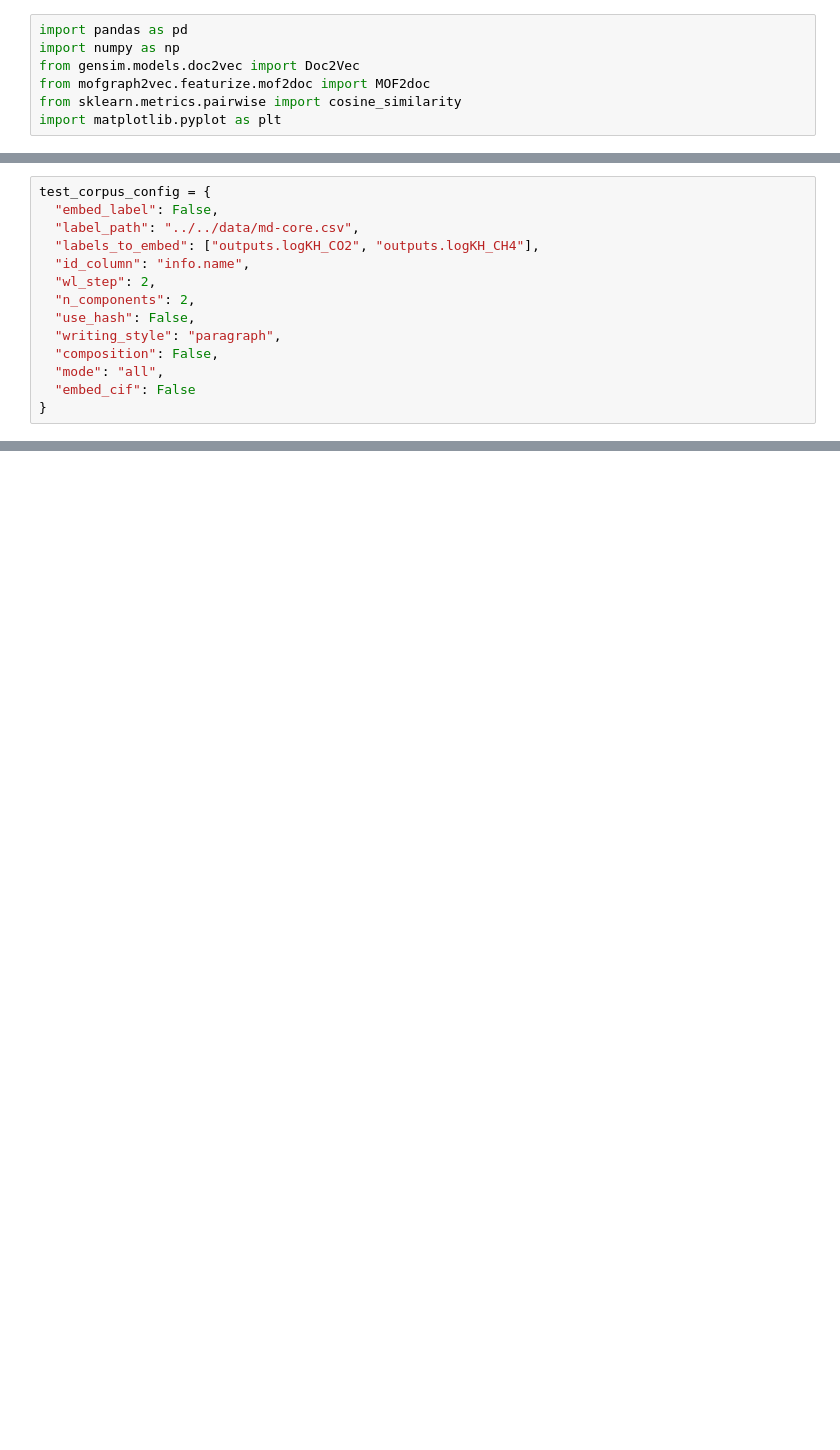
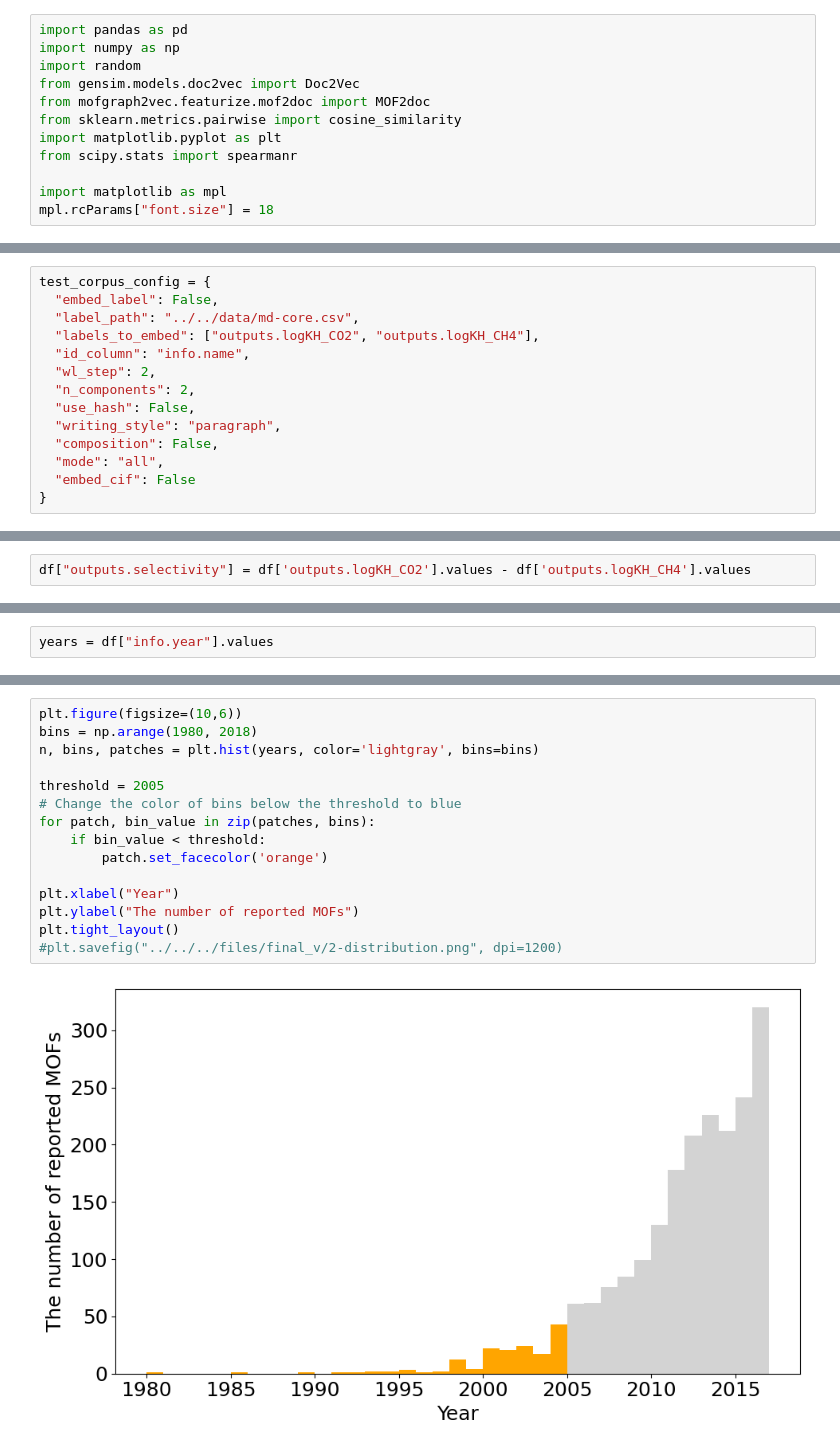
Before and after one commit to XiaoqZhang/mofgraph2vec, a Jupyter notebook: dev/core_by_year.ipynb, the cells around one changed output, grey strips where cells are left out. Cells and saved outputs as stored; diff of their text form; blank space fills up the shorter version.

```diff
--- a/dev/core_by_year.ipynb
+++ b/dev/core_by_year.ipynb
@@ -3,7 +3,12 @@ This is used to evalutae the top structures predicted by the embedding model tra
 # %%
 import pandas as pd
 import numpy as np
+import random
 from gensim.models.doc2vec import Doc2Vec
 from mofgraph2vec.featurize.mof2doc import MOF2doc
 from sklearn.metrics.pairwise import cosine_similarity
 import matplotlib.pyplot as plt
+from scipy.stats import spearmanr
+
+import matplotlib as mpl
+mpl.rcParams["font.size"] = 18
@@ -225,0 +139,2 @@ Name: outputs.logKH_CO2, dtype: float64
+# %%
+df["outputs.selectivity"] = df['outputs.logKH_CO2'].values - df['outputs.logKH_CH4'].values
@@ -225,0 +684,2 @@ Name: outputs.logKH_CO2, dtype: float64
+# %%
+years = df["info.year"].values
@@ -225,0 +693,17 @@ Name: outputs.logKH_CO2, dtype: float64
+# %%
+plt.figure(figsize=(10,6))
+bins = np.arange(1980, 2018)
+n, bins, patches = plt.hist(years, color='lightgray', bins=bins)
+
+threshold = 2005
+# Change the color of bins below the threshold to blue
+for patch, bin_value in zip(patches, bins):
+    if bin_value < threshold:
+        patch.set_facecolor('orange')
+
+plt.xlabel("Year")
+plt.ylabel("The number of reported MOFs")
+plt.tight_layout()
+#plt.savefig("../../../files/final_v/2-distribution.png", dpi=1200)
+# %% [output]
+[figure, added]
```
Also changed, not shown: parts of 113 cells of this notebook, 16 other files.
